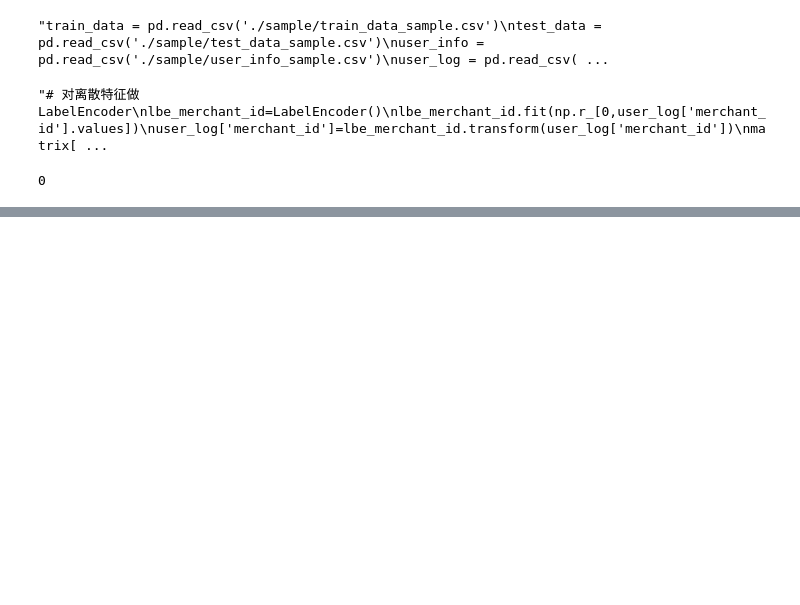
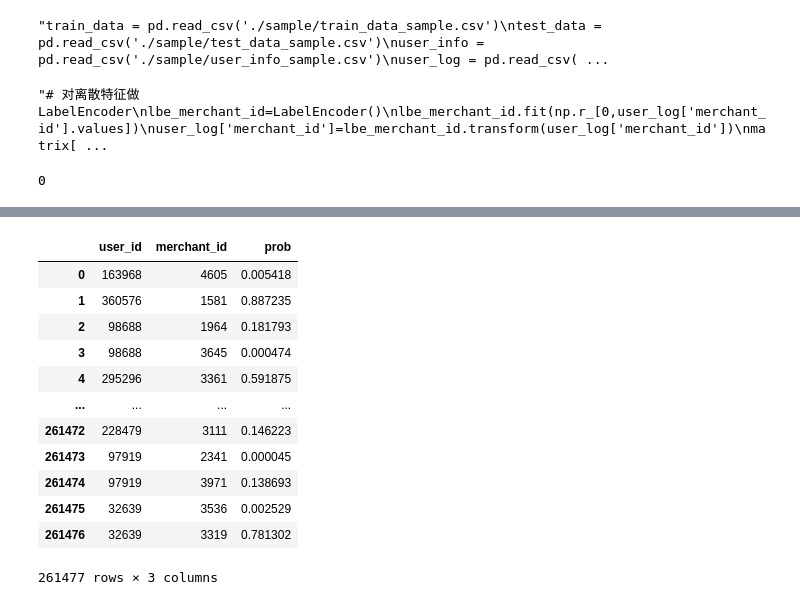
Before and after one commit to Paul-Hwang/Recommend-System, a Jupyter notebook: Week11/Tmall_challenge_DIN.ipynb, the cells around one changed output, grey strips where cells are left out. Drawn from its saved outputs; the diff is of its cells as text; code cells hidden in the pictures; blank space fills up the shorter version.

```diff
--- a/Week11/Tmall_challenge_DIN.ipynb
+++ b/Week11/Tmall_challenge_DIN.ipynb
@@ -130,3 +148,14 @@ matrix = matrix.merge(temp, on=['user_id', 'merchant_id'], how='left')
+# %%
+matrix.fillna(0, inplace=True)
+ss_u = StandardScaler()
+temp = matrix.loc[:, 'u1':'u9']
+matrix.loc[:, 'u1':'u9'] = ss_u.fit_transform(temp)
+ss_m = StandardScaler()
+temp = matrix.loc[:, 'm1':'m10']
+matrix.loc[:, 'm1':'m10'] = ss_m.fit_transform(temp)
+ss_um = StandardScaler()
+temp = matrix.loc[:, 'um1':'um9']
+matrix.loc[:, 'um1':'um9'] = ss_um.fit_transform(temp)
 # %%
 matrix['r1'] = matrix['u9'] / matrix['u7']
 matrix['r2'] = matrix['m8'] / matrix['m6']
@@ -148,7 +177,7 @@ max_len = 500
 for feature in ['hist_merchant_id', 'hist_action_type']:
     matrix[feature] = matrix[feature].map(lambda x: np.array(x + [0] * (max_len - len(x)))[:max_len])
 # %%
-train_data = matrix[matrix['origin'] == 'train'].drop('origin', axis=1)
+train_data = matrix[matrix['origin'] == 'train'].drop(['origin'], axis=1)
 test = matrix[matrix['origin'] == 'test'].drop(['label', 'origin'], axis=1)
 x_train, y_train = train_data.drop('label', axis=1), train_data['label']
 # %%
@@ -259,0 +276,16 @@ Please use `tqdm.notebook.tqdm` instead of `tqdm.tqdm_notebook`
+# %%
+test_data
+# %% [output]
+|  | user_id | merchant_id | prob |
+| 0 | 163968 | 4605 | 0.005418 |
+| 1 | 360576 | 1581 | 0.887235 |
+| 2 | 98688 | 1964 | 0.181793 |
+| 3 | 98688 | 3645 | 0.000474 |
+| 4 | 295296 | 3361 | 0.591875 |
+| ... | ... | ... | ... |
+| 261472 | 228479 | 3111 | 0.146223 |
+| 261473 | 97919 | 2341 | 0.000045 |
+| 261474 | 97919 | 3971 | 0.138693 |
+| 261475 | 32639 | 3536 | 0.002529 |
+| 261476 | 32639 | 3319 | 0.781302 |
+261477 rows × 3 columns
```
Also changed, not shown: parts of 7 cells of this notebook, 1 other file.
